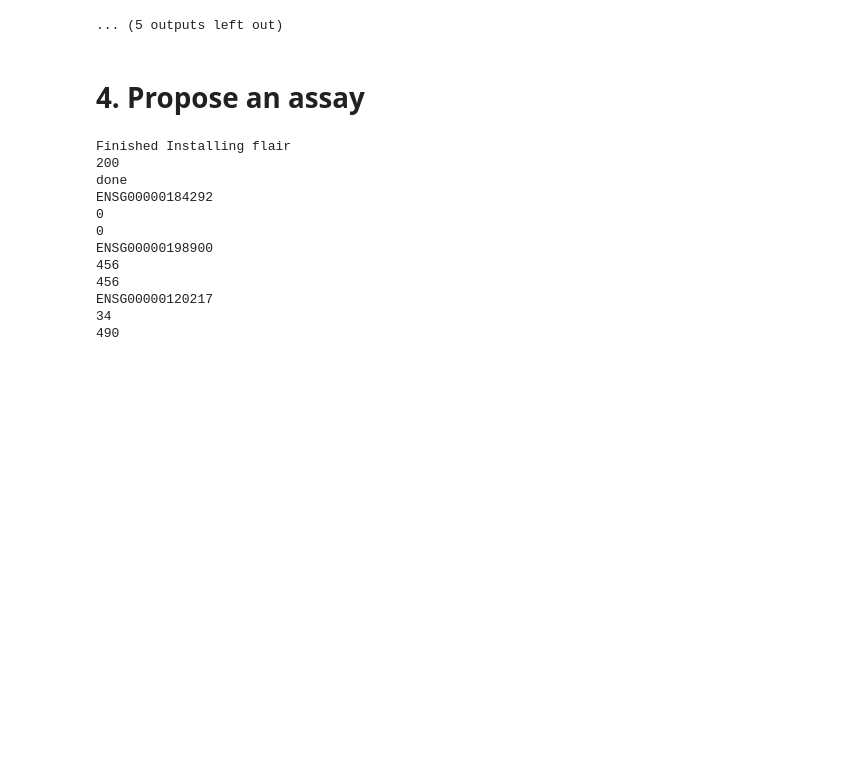
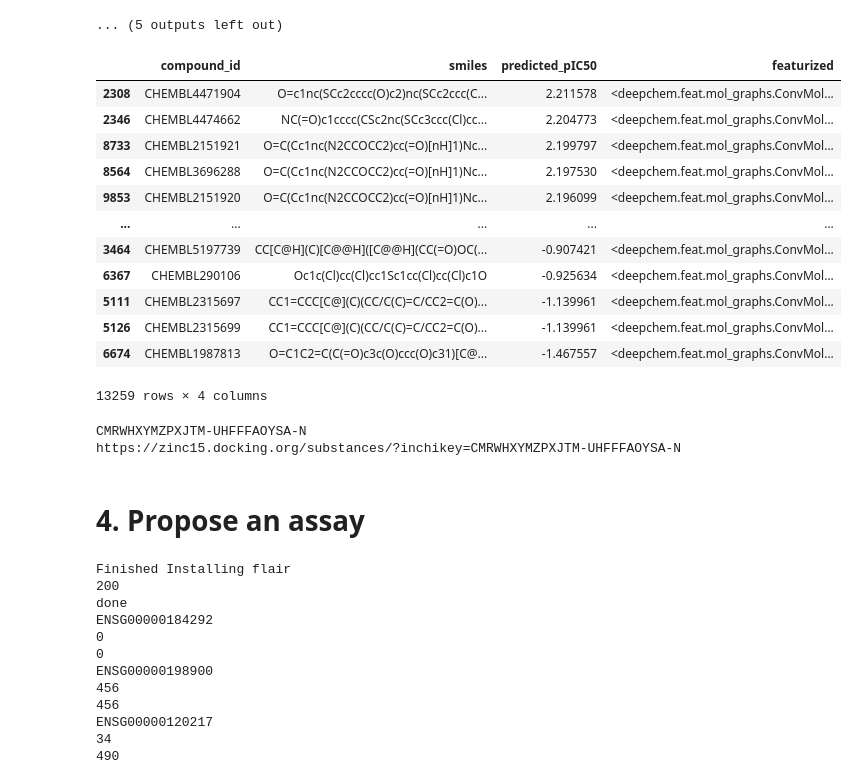
Before and after one commit to dsalinasduron-msmary/chemical_informatics, a Jupyter notebook: clean.ipynb, the cells around one changed output. Drawn from its saved outputs; the diff is of its cells as text; code cells hidden in the pictures; blank space fills up the shorter version.

Commit message:
generate ZINC URL

```diff
--- a/clean.ipynb
+++ b/clean.ipynb
@@ -308,6 +319,42 @@ See the caveats in the documentation: https://pandas.pydata.org/pandas-docs/stab
 | 13750 | CHEMBL278647 | COc1cccc(-c2nc(O)c3cc(OC)c(OC)cc3... | 0.566823 | <deepchem.feat.mol_graphs.ConvMol... |
 | 13751 | CHEMBL18670 | COc1cccc(-c2nc(O)c3ccccc3n2)c1 | 0.413557 | <deepchem.feat.mol_graphs.ConvMol... |
 ... (5 outputs left out)
+# %%
+df = curated_compounds_no_target.sort_values(by = ['predicted_pIC50'], ascending=False)
+display(df)
+compound_ids = df['compound_id'].values
+compound_smiles = df['smiles'].values
+
+compound_ids_and_smiles = list(zip(compound_ids, compound_smiles))
+best_compound = (compound_ids_and_smiles[2])
+
+
+
+url = "https://cactus.nci.nih.gov/chemical/structure/{smiles}/stdinchikey".format(smiles = best_compound[1])
+r = requests.get(url=url)
+raw_inchikey = r.text
+inchikey = raw_inchikey.split('=')[1]
+
+print(inchikey)
+
+zinc_url = 'https://zinc15.docking.org/substances/?inchikey={inchikey}'.format(inchikey = inchikey)
+print(zinc_url)
+# %% [output]
+|  | compound_id | smiles | predicted_pIC50 | featurized |
+| 2308 | CHEMBL4471904 | O=c1nc(SCc2cccc(O)c2)nc(SCc2ccc(C... | 2.211578 | <deepchem.feat.mol_graphs.ConvMol... |
+| 2346 | CHEMBL4474662 | NC(=O)c1cccc(CSc2nc(SCc3ccc(Cl)cc... | 2.204773 | <deepchem.feat.mol_graphs.ConvMol... |
+| 8733 | CHEMBL2151921 | O=C(Cc1nc(N2CCOCC2)cc(=O)[nH]1)Nc... | 2.199797 | <deepchem.feat.mol_graphs.ConvMol... |
+| 8564 | CHEMBL3696288 | O=C(Cc1nc(N2CCOCC2)cc(=O)[nH]1)Nc... | 2.197530 | <deepchem.feat.mol_graphs.ConvMol... |
+| 9853 | CHEMBL2151920 | O=C(Cc1nc(N2CCOCC2)cc(=O)[nH]1)Nc... | 2.196099 | <deepchem.feat.mol_graphs.ConvMol... |
+| ... | ... | ... | ... | ... |
+| 3464 | CHEMBL5197739 | CC[C@H](C)[C@@H]([C@@H](CC(=O)OC(... | -0.907421 | <deepchem.feat.mol_graphs.ConvMol... |
+| 6367 | CHEMBL290106 | Oc1c(Cl)cc(Cl)cc1Sc1cc(Cl)cc(Cl)c1O | -0.925634 | <deepchem.feat.mol_graphs.ConvMol... |
+| 5111 | CHEMBL2315697 | CC1=CCC[C@](C)(CC/C(C)=C/CC2=C(O)... | -1.139961 | <deepchem.feat.mol_graphs.ConvMol... |
+| 5126 | CHEMBL2315699 | CC1=CCC[C@](C)(CC/C(C)=C/CC2=C(O)... | -1.139961 | <deepchem.feat.mol_graphs.ConvMol... |
+| 6674 | CHEMBL1987813 | O=C1C2=C(C(=O)c3c(O)ccc(O)c31)[C@... | -1.467557 | <deepchem.feat.mol_graphs.ConvMol... |
+13259 rows × 4 columns
+CMRWHXYMZPXJTM-UHFFFAOYSA-N
+https://zinc15.docking.org/substances/?inchikey=CMRWHXYMZPXJTM-UHFFFAOYSA-N
 # %% [markdown]
 # 4. Propose an assay
 # %%
```
Also changed, not shown: parts of 1 cell of this notebook, 1 other file.
